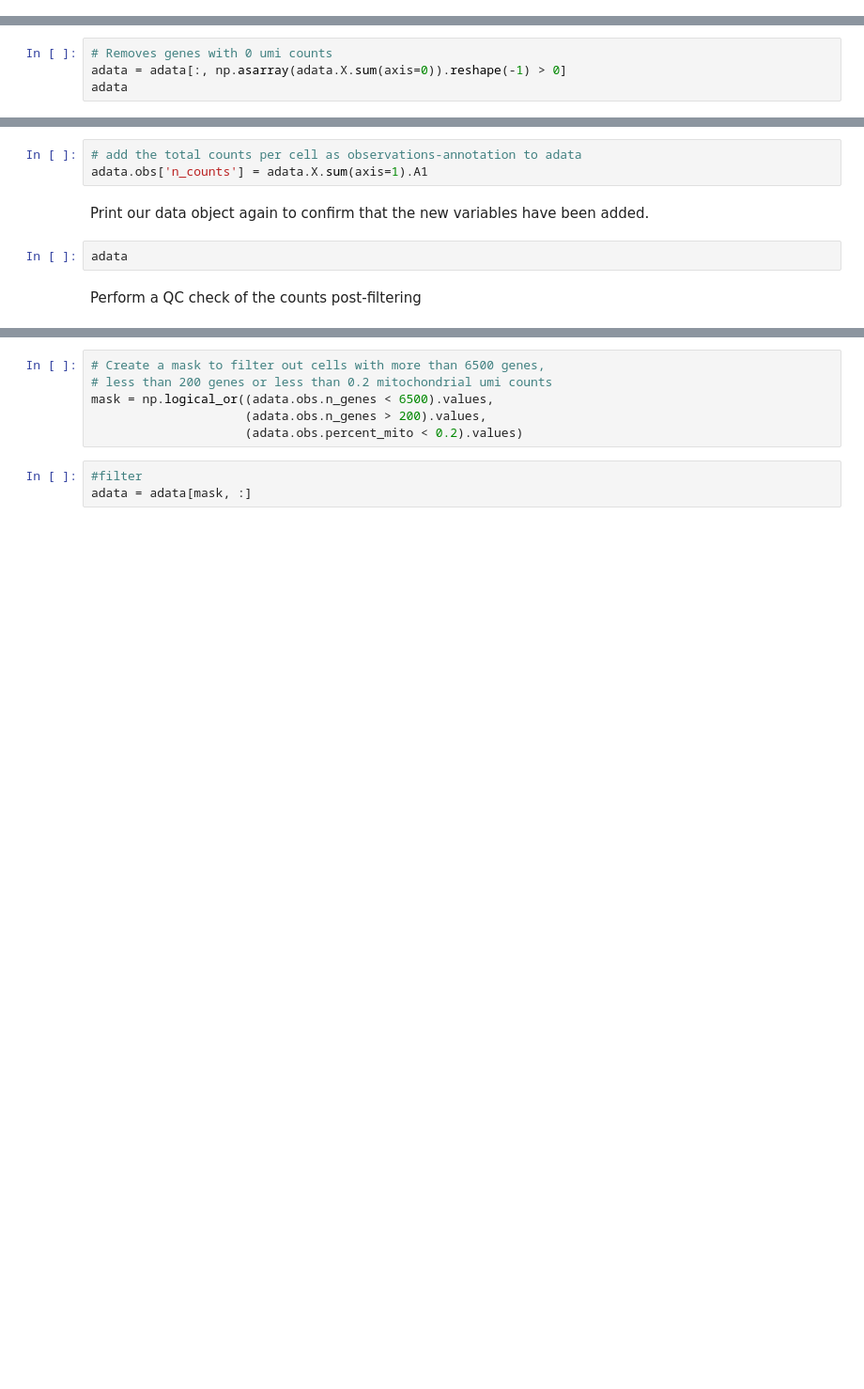
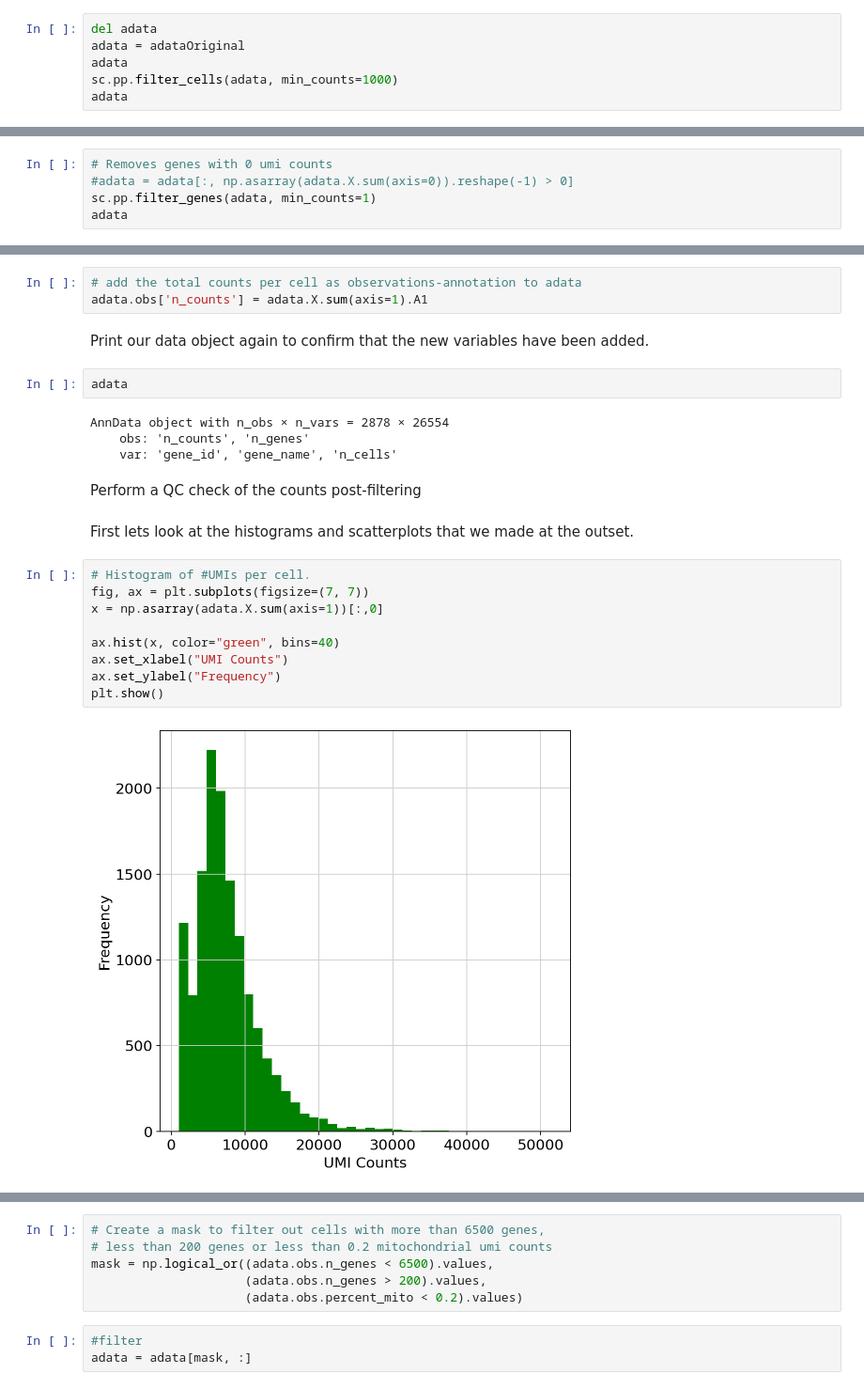
Before and after one commit to ingileif/BI188_Spring_2020, a Jupyter notebook: Bi188_data_analysis_project.ipynb, the cells around one changed output, grey strips where cells are left out. Shown at 94% size. Cells and saved outputs as stored; diff of their text form; blank space fills up the shorter version.

```diff
--- a/Bi188_data_analysis_project.ipynb
+++ b/Bi188_data_analysis_project.ipynb
@@ -425,0 +436,6 @@ View of AnnData object with n_obs × n_vars = 73167 × 55421
+# %%
+del adata
+adata = adataOriginal
+adata
+sc.pp.filter_cells(adata, min_counts=1000)
+adata
@@ -426,5 +446,6 @@ View of AnnData object with n_obs × n_vars = 73167 × 55421
 # %%
 # Removes genes with 0 umi counts
-adata = adata[:, np.asarray(adata.X.sum(axis=0)).reshape(-1) > 0]
+#adata = adata[:, np.asarray(adata.X.sum(axis=0)).reshape(-1) > 0]
+sc.pp.filter_genes(adata, min_counts=1)
 adata
 # %% [output]
@@ -460,5 +498,22 @@ adata.obs['n_counts'] = adata.X.sum(axis=1).A1
 Print our data object again to confirm that the new variables have been added.
 # %%
 adata
+# %% [output]
+AnnData object with n_obs × n_vars = 2878 × 26554
+    obs: 'n_counts', 'n_genes'
+    var: 'gene_id', 'gene_name', 'n_cells'
 # %% [markdown]
 Perform a QC check of the counts post-filtering
+# %% [markdown]
+First lets look at the histograms and scatterplots that we made at the outset.
+# %%
+# Histogram of #UMIs per cell.
+fig, ax = plt.subplots(figsize=(7, 7))
+x = np.asarray(adata.X.sum(axis=1))[:,0]
+
+ax.hist(x, color="green", bins=40)
+ax.set_xlabel("UMI Counts")
+ax.set_ylabel("Frequency")
+plt.show()
+# %% [output]
+[figure, added]
```
Also changed, not shown: parts of 23 cells of this notebook.
